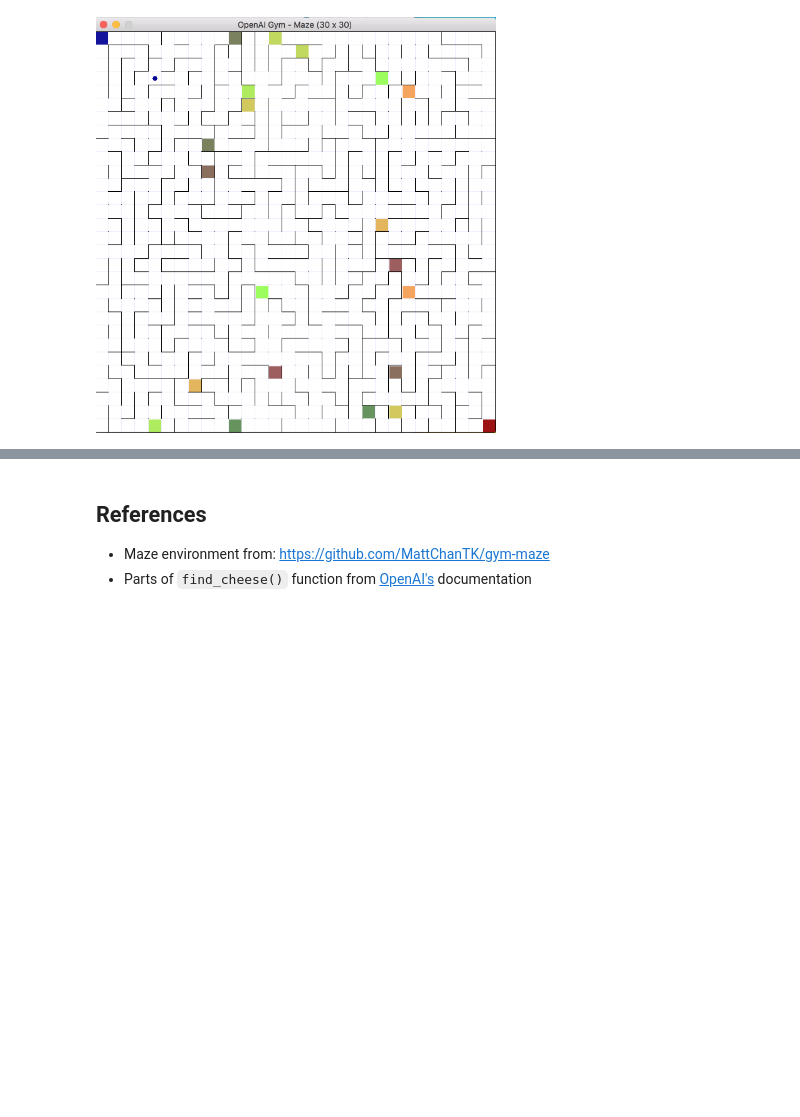
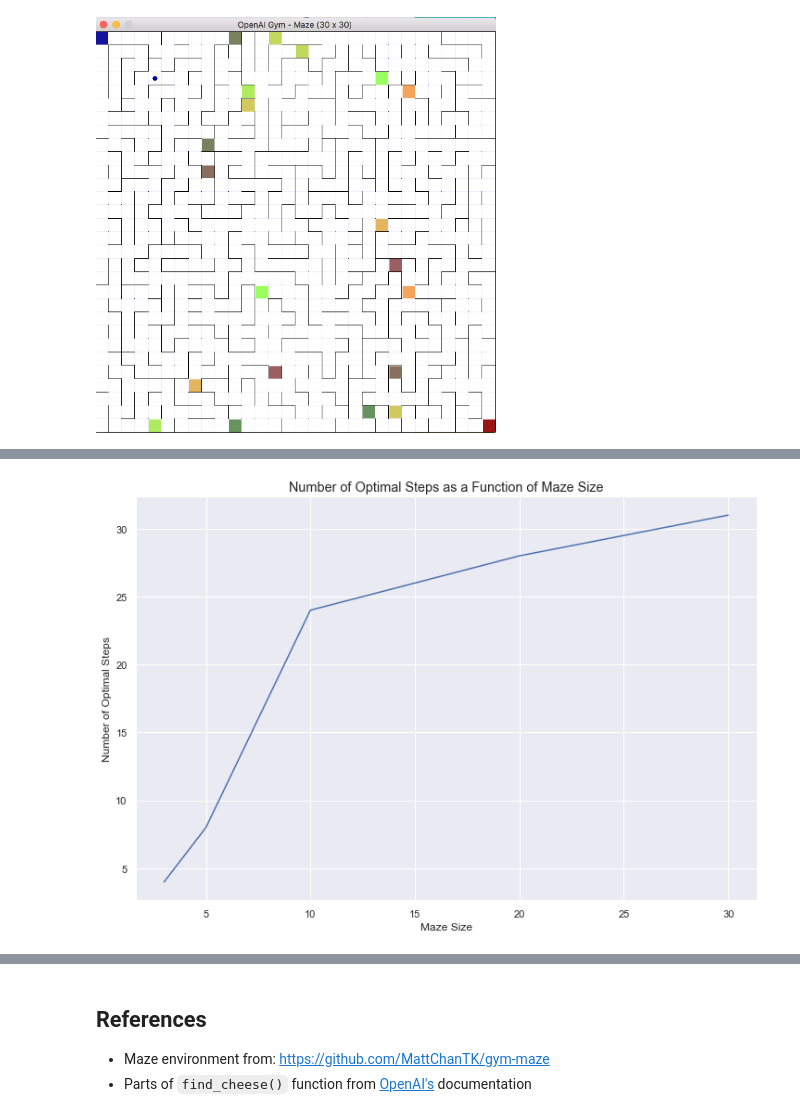
Before and after one commit to donyafoz/maze_simulation, a Jupyter notebook: mouse_maze.ipynb, the cells around one changed output, grey strips where cells are left out. Drawn from its saved outputs; the diff is of its cells as text; code cells hidden in the pictures; blank space fills up the shorter version.

Commit message:
addomg graphs

```diff
--- a/mouse_maze.ipynb
+++ b/mouse_maze.ipynb
@@ -1,10 +1,15 @@
 # %% [markdown]
 # Mouse Maze Simulation
 # %%
+import matplotlib.pyplot as plt
 import numpy as np
 import gym
 import gym_maze
 import random
 from IPython.display import Image
+import pygame
+import time
+import seaborn as sns
+sns.set()
 # %%
 class QlearningMouse:
@@ -71,30 +108,55 @@ class QlearningMouse:
         self.episode += 1
         self.state = [int(init_state[0]), int(init_state[1])]
 # %%
-def find_cheese(env, agent):
+maze_episodes = {}
+def find_cheese(env, agent, episodes=2000, steps=10000, should_render=False):
     """
     Given a gym environment and an agent object, trains a mouse to find cheese.
+
+    Should_render: should be set to 'True' if you want to view the the maze.
+    The kernel should be reset after each time it runs.
     """
+    env_height = env.observation_space.high[0] + 1
+    env_width = env.observation_space.high[1] + 1
+
     try:
+        start = time.time_ns()
         number_of_steps = []
-        for i_episode in range(2000):
+        for i_episode in range(episodes):
             print(f"Starting episode {i_episode}")
 
             observation = env.reset()
             agent.init_new_episode(observation)
-            for t in range(10000):
-                env.render()
+            for t in range(steps):
+
+                if should_render:
+                    env.render()
+
                 action = agent.step()
                 observation, reward, done, info = env.step(action)
                 agent.update(action, observation, reward)
+
                 if done:
                     print(f"Episode finished after {t+1} timesteps")
                     number_of_steps.append(t+1)
                     break
 
-            if list(set(number_of_steps[i_episode-10:i_episode])) == [t] : break
+            # if the number of steps hasn't changed for the past 10 episodes, the optimal solution has been found
+            if len(number_of_steps) > 10 and len(set(number_of_steps[-10:])) == 1:
+                end = time.time_ns()
+
+                maze_episodes[(env_height, env_width)] = {
+                    "steps": number_of_steps,
+                    "num_episodes": i_episode,
+                    "execution_time_ms": (end - start) // 1_000_000
+                }
+
+                break
     finally:
         env.close()
+        pygame.display.quit()
+        pygame.quit()
+        env.close()
 # %%
 mazes = [
     'maze-v0',
@@ -304,0 +417,4 @@ Episode finished after 35 timesteps
+# %%
+plot_results(maze_episodes, plot_type='steps')
+# %% [output]
+[figure, added]
```
Also changed, not shown: parts of 16 cells of this notebook.
